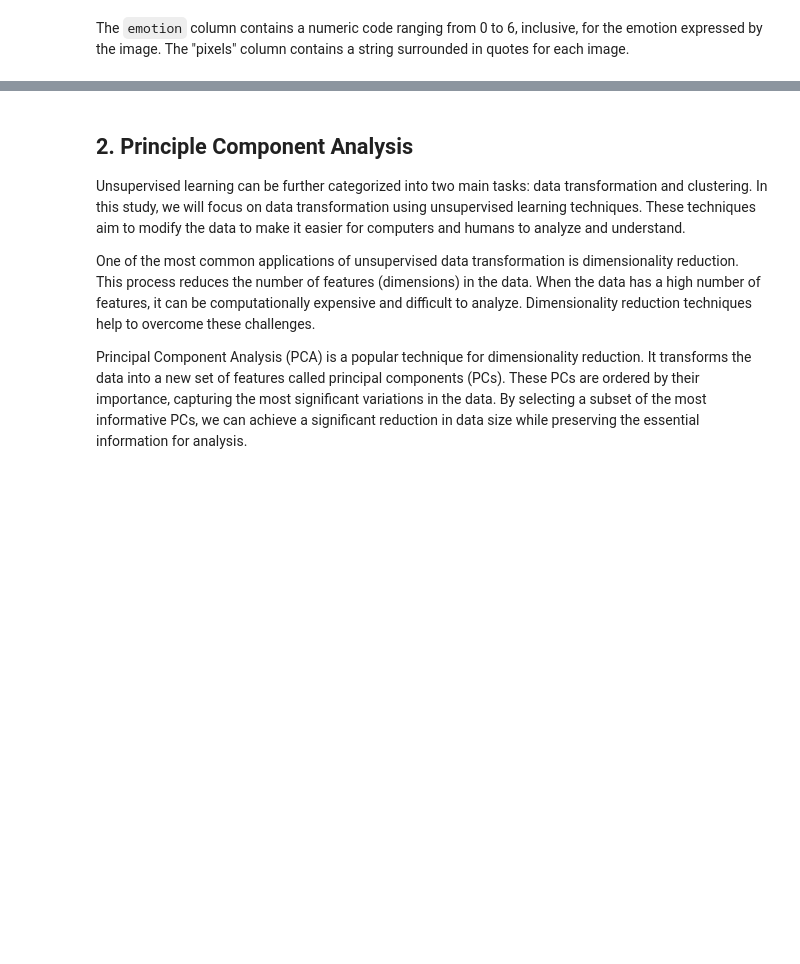
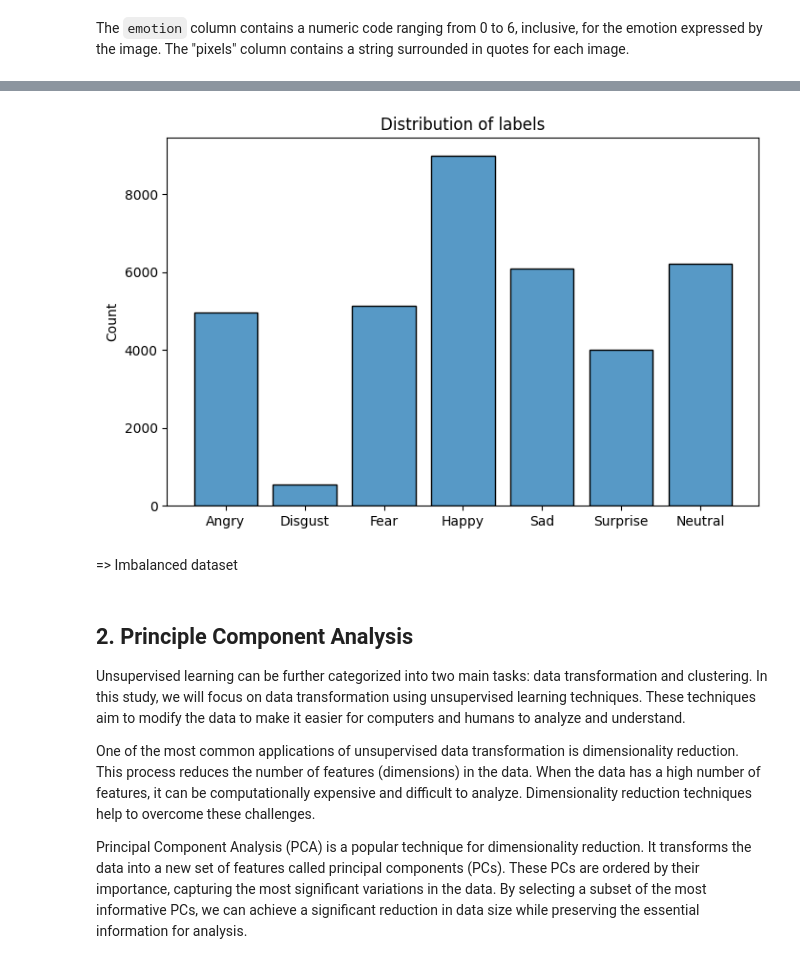
Before and after one commit to ngntrgduc/Fundamental-ML, a Jupyter notebook: notebooks/EDA.ipynb, the cells around one changed output, grey strips where cells are left out. Drawn from its saved outputs; the diff is of its cells as text; code cells hidden in the pictures; blank space fills up the shorter version.

Commit message:
Add distribution of labels

```diff
--- a/notebooks/EDA.ipynb
+++ b/notebooks/EDA.ipynb
@@ -81,3 +81,16 @@ show_img(images, labels)
+# %%
+labels_name = ['Angry', 'Disgust', 'Fear', 'Happy', 'Sad', 'Surprise', 'Neutral']
+
+# show distribution of labels
+plt.figure(figsize=(8, 5))
+sns.histplot(labels, discrete=True, shrink=.8)
+plt.title('Distribution of labels')
+plt.xticks(ticks=range(len(labels_name)), labels=labels_name)
+plt.show()
+# %% [output]
+[figure, added]
+# %% [markdown]
+=> Imbalanced dataset
 # %% [markdown]
 ## 2. Principle Component Analysis
 
```
Also changed, not shown: parts of 1 cell of this notebook.
